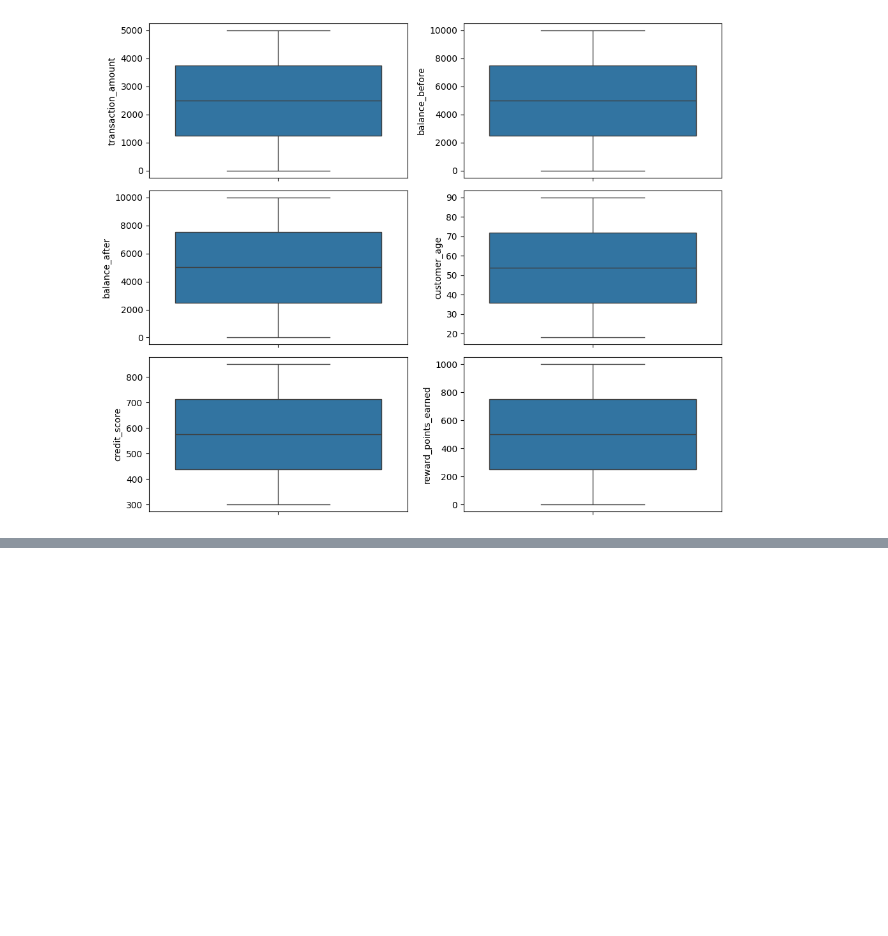
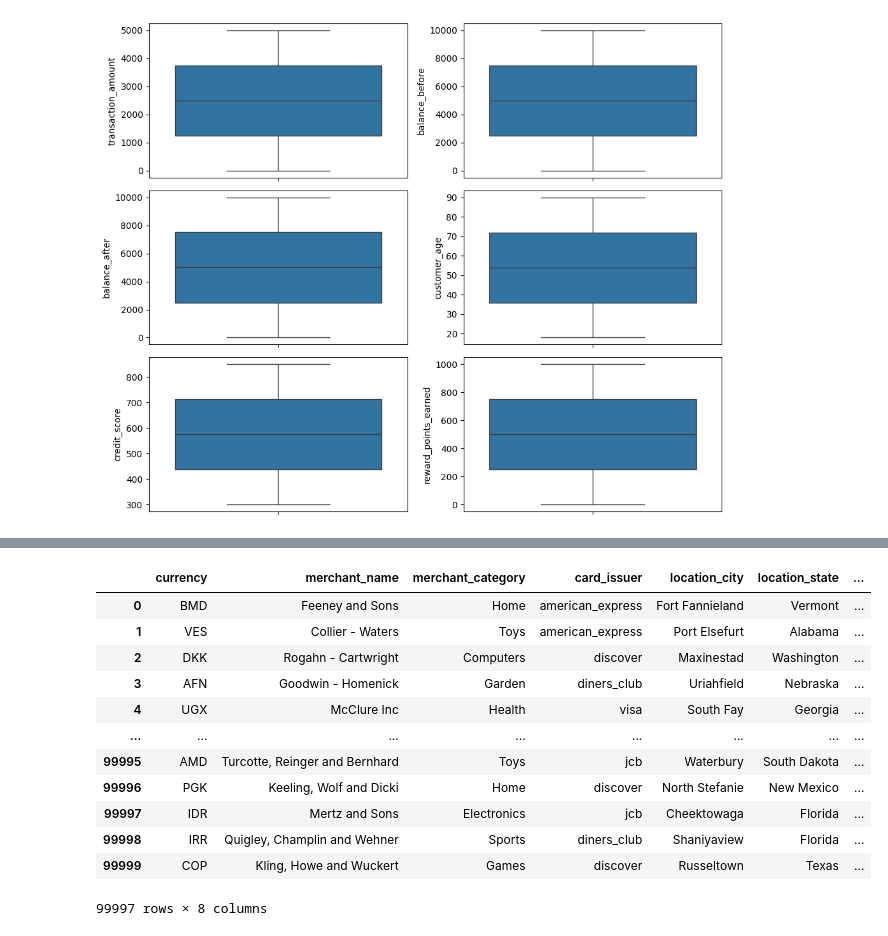
Before and after one commit to MuraliAirody/PyAi_Foundation, a Jupyter notebook: Practice/case_study.ipynb, the cells around one changed output, grey strips where cells are left out. Cells and saved outputs as stored; diff of their text form; code cells hidden in the pictures; blank space fills up the shorter version.

```diff
--- a/Practice/case_study.ipynb
+++ b/Practice/case_study.ipynb
@@ -524,0 +561,20 @@ plt.show()
+# %%
+col_to_drop = ['transaction_id',	'customer_id',	'account_id',	'merchant_id']
+
+cat_col.drop(col_to_drop,axis=1,inplace=True)
+
+cat_col
+# %% [output]
+|  | currency | merchant_name | merchant_category | card_issuer | location_city | location_state | ... |
+| 0 | BMD | Feeney and Sons | Home | american_express | Fort Fannieland | Vermont | ... |
+| 1 | VES | Collier - Waters | Toys | american_express | Port Elsefurt | Alabama | ... |
+| 2 | DKK | Rogahn - Cartwright | Computers | discover | Maxinestad | Washington | ... |
+| 3 | AFN | Goodwin - Homenick | Garden | diners_club | Uriahfield | Nebraska | ... |
+| 4 | UGX | McClure Inc | Health | visa | South Fay | Georgia | ... |
+| ... | ... | ... | ... | ... | ... | ... | ... |
+| 99995 | AMD | Turcotte, Reinger and Bernhard | Toys | jcb | Waterbury | South Dakota | ... |
+| 99996 | PGK | Keeling, Wolf and Dicki | Home | discover | North Stefanie | New Mexico | ... |
+| 99997 | IDR | Mertz and Sons | Electronics | jcb | Cheektowaga | Florida | ... |
+| 99998 | IRR | Quigley, Champlin and Wehner | Sports | diners_club | Shaniyaview | Florida | ... |
+| 99999 | COP | Kling, Howe and Wuckert | Games | discover | Russeltown | Texas | ... |
+99997 rows × 8 columns
```
Also changed, not shown: parts of 6 cells of this notebook.
